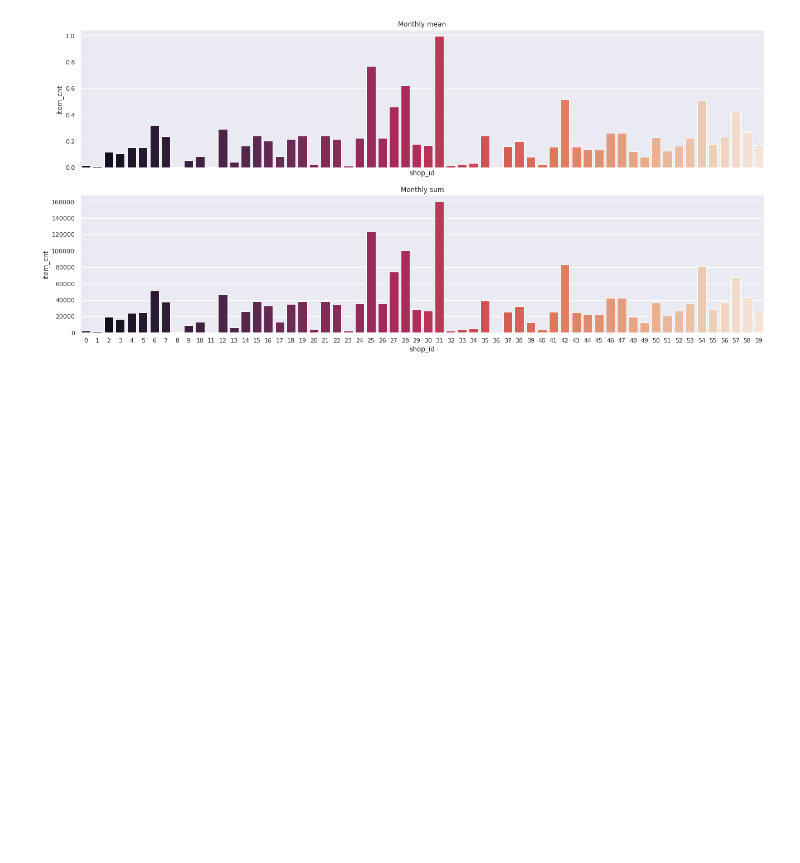
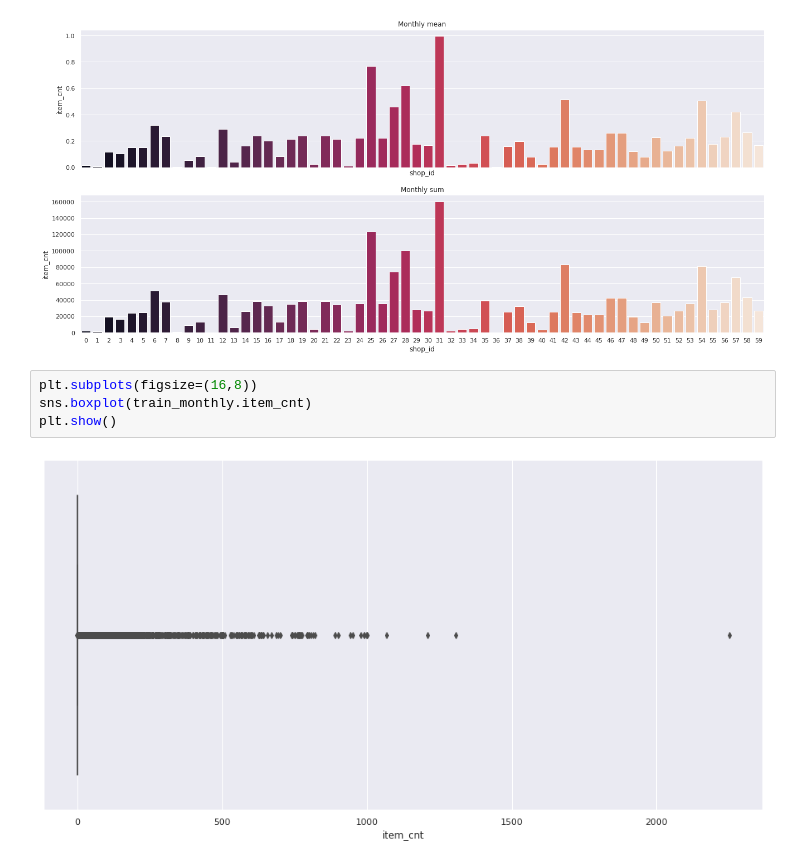
Before and after one commit to ronee12/Computer-Vision-Deep-learning-Work-Shop, a Jupyter notebook: Future_sales.ipynb, the cells around one changed output. Cells and saved outputs as stored; diff of their text form; blank space fills up the shorter version.

```diff
--- a/Future_sales.ipynb
+++ b/Future_sales.ipynb
@@ -214,4 +214,10 @@ sns.barplot(x="shop_id", y="item_cnt", data=gp_shop_id_sum, ax=axes[1], palette=
 plt.show()
 # %% [output]
 [figure]
+# %%
+plt.subplots(figsize=(16,8))
+sns.boxplot(train_monthly.item_cnt)
+plt.show()
+# %% [output]
+[figure, added]
 # %%
```
Also changed, not shown: parts of 21 cells of this notebook.
